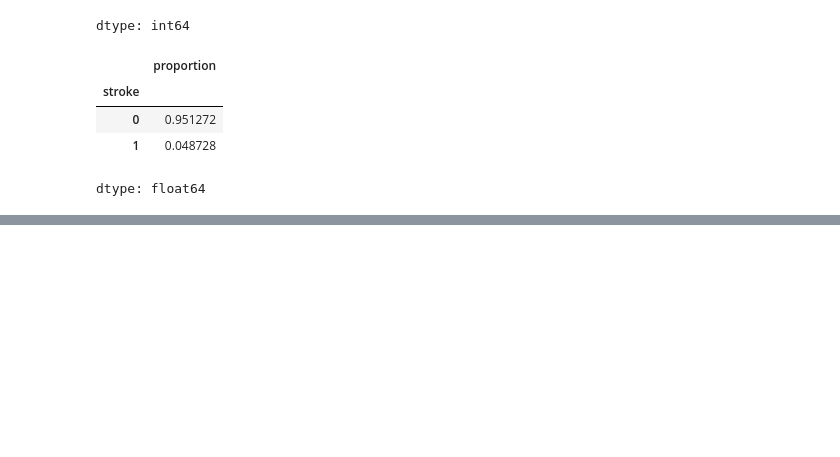
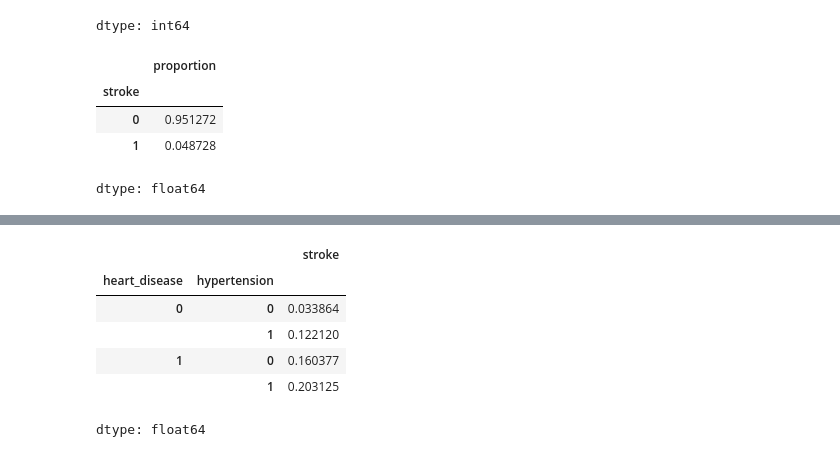
Before and after one commit to jhbellingrath/CS-290-Classwork, a Jupyter notebook: Stroke_prediction.ipynb, the cells around one changed output, grey strips where cells are left out. Drawn from its saved outputs; the diff is of its cells as text; code cells hidden in the pictures; blank space fills up the shorter version.

```diff
--- a/Stroke_prediction.ipynb
+++ b/Stroke_prediction.ipynb
@@ -66,0 +127,10 @@ dtype: float64
+# %%
+df.groupby(["heart_disease", "hypertension"])["stroke"].mean()
+# %% [output]
+|  |  | stroke |
+| heart_disease | hypertension |  |
+| 0 | 0 | 0.033864 |
+|  | 1 | 0.122120 |
+| 1 | 0 | 0.160377 |
+|  | 1 | 0.203125 |
+dtype: float64
```
Also changed, not shown: parts of 8 cells of this notebook.
